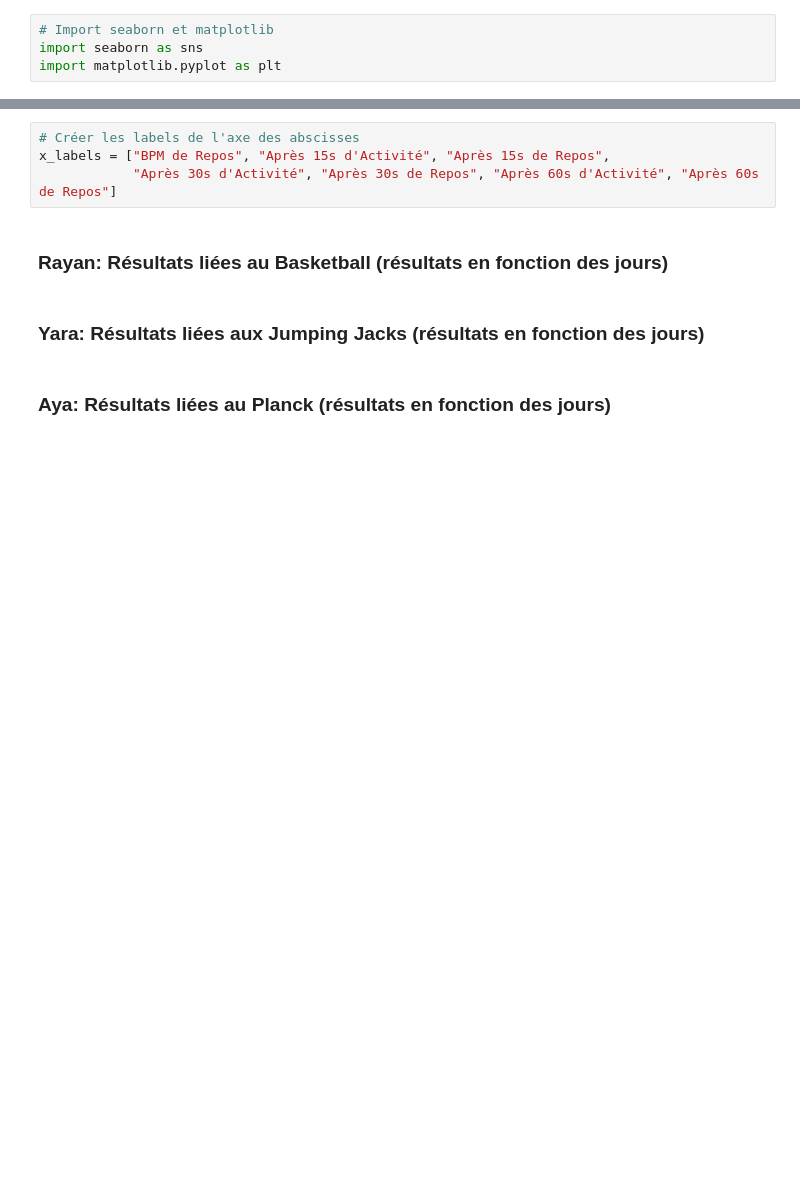
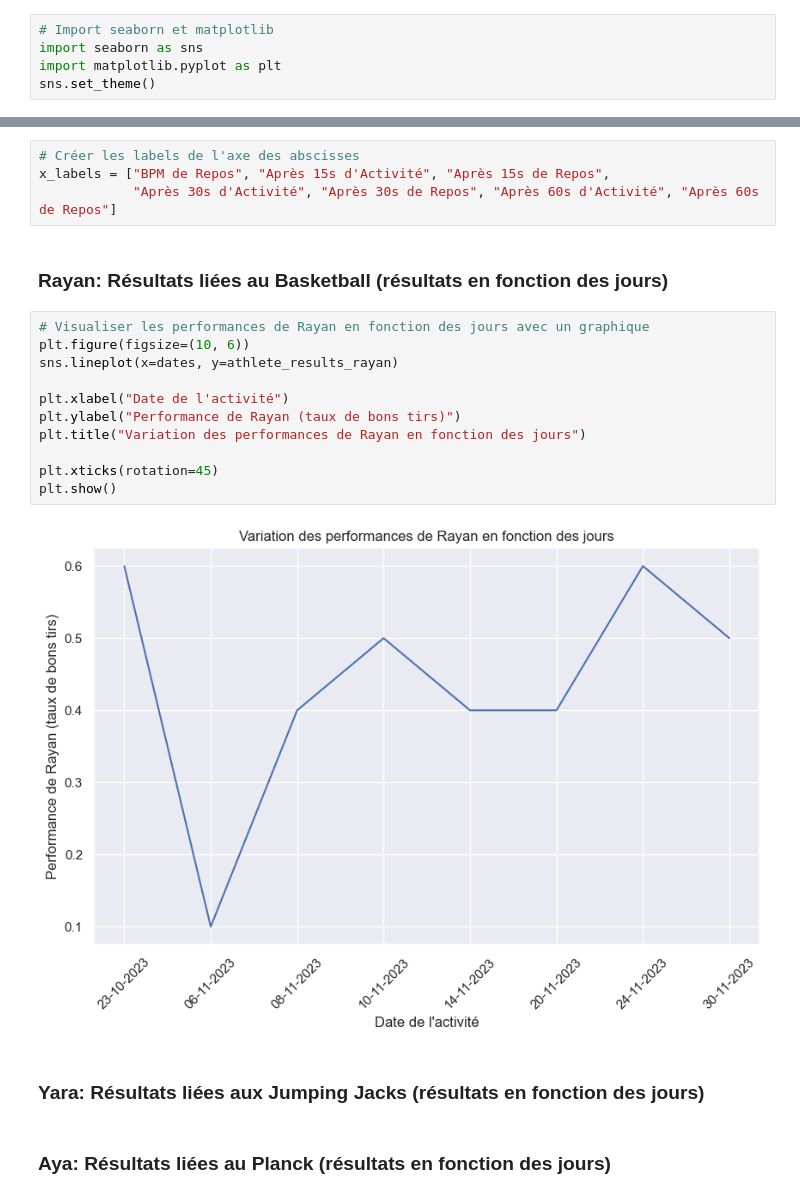
Before and after one commit to Kibalchish47/CalisphAir-LFLV-2023, a Jupyter notebook: visualisation de données.ipynb, the cells around one changed output, grey strips where cells are left out. Drawn from its saved outputs; the diff is of its cells as text; blank space fills up the shorter version.

Commit message:
Plotted Rayan's Performance Data

```diff
--- a/visualisation de données.ipynb
+++ b/visualisation de données.ipynb
@@ -6,6 +6,7 @@
 # Import seaborn et matplotlib
 import seaborn as sns
 import matplotlib.pyplot as plt
+sns.set_theme()
 # %%
 # Dates de prises de mesures
 dates = ['23-10-2023', '06-11-2023', '08-11-2023', '10-11-2023', '14-11-2023', '20-11-2023', '24-11-2023', '30-11-2023']
@@ -97,6 +122,19 @@ x_labels = ["BPM de Repos", "Après 15s d'Activité", "Après 15s de Repos",
             "Après 30s d'Activité", "Après 30s de Repos", "Après 60s d'Activité", "Après 60s de Repos"]
 # %% [markdown]
 ### Rayan: Résultats liées au Basketball (résultats en fonction des jours)
+# %%
+# Visualiser les performances de Rayan en fonction des jours avec un graphique
+plt.figure(figsize=(10, 6))
+sns.lineplot(x=dates, y=athlete_results_rayan)
+
+plt.xlabel("Date de l'activité")
+plt.ylabel("Performance de Rayan (taux de bons tirs)")
+plt.title("Variation des performances de Rayan en fonction des jours")
+
+plt.xticks(rotation=45)
+plt.show()
+# %% [output]
+[figure, added]
 # %% [markdown]
 ### Yara: Résultats liées aux Jumping Jacks (résultats en fonction des jours)
 # %% [markdown]
```
Also changed, not shown: parts of 3 cells of this notebook.
